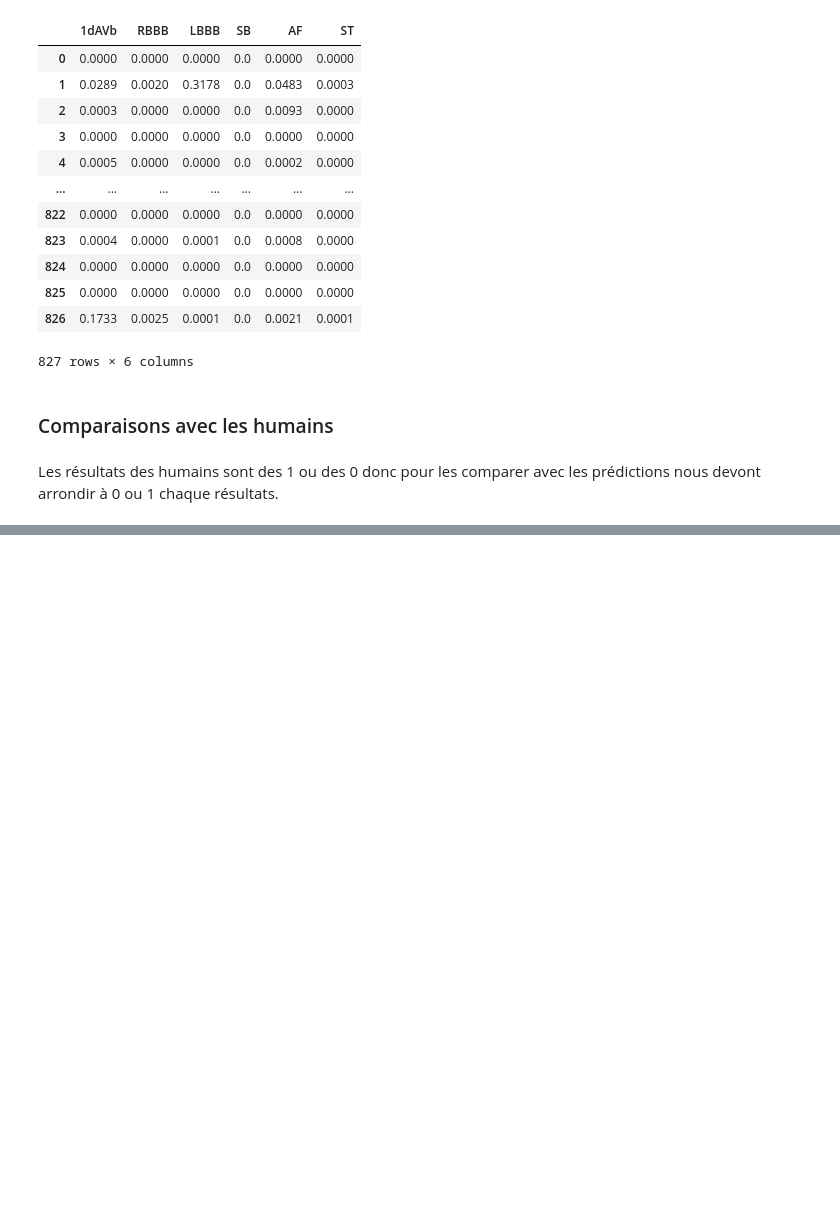
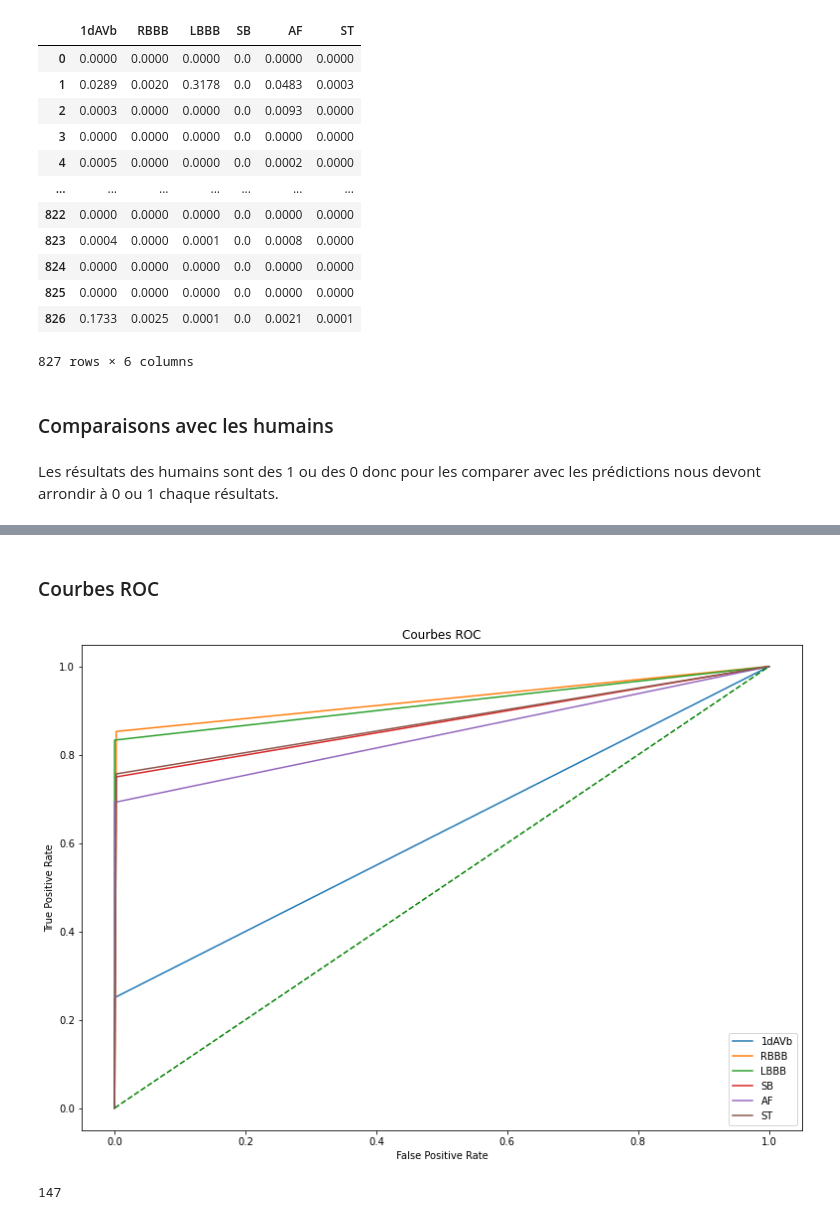
Before and after one commit to AntoninA00/ProjetML, a Jupyter notebook: projetML1.ipynb, the cells around one changed output, grey strips where cells are left out. Saved outputs shown, nothing was run; the diff lists cells and outputs as text; code cells hidden in the pictures; blank space fills up the shorter version.

```diff
--- a/projetML1.ipynb
+++ b/projetML1.ipynb
@@ -105,4 +111,6 @@ df_predictions_arrondies
 # %% [markdown]
 Les résultats des humains sont des 1 ou des 0 donc pour les comparer avec les prédictions nous devont arrondir à 0 ou 1 chaque résultats.
 # %%
-df_predictions_arrondies2=np.round(df_predictions,decimals=0)
+df_predictions_arrondies2=np.round(df_predictions_arrondies)
+
+df_predictions_arrondies2=df_predictions_arrondies2.astype(dtype=int)
@@ -136,0 +208,27 @@ Score de notre dnn :  0.7089883111648528
+# %% [markdown]
+### Courbes ROC
+# %%
+plt.figure(figsize=(13,9))
+
+fper1, tper1, thresholds = roc_curve(df_gold_s.iloc[:,0],df_predictions_arrondies2.iloc[:,0])
+fper2, tper2, thresholds = roc_curve(df_gold_s.iloc[:,1],df_predictions_arrondies2.iloc[:,1])
+fper3, tper3, thresholds = roc_curve(df_gold_s.iloc[:,2],df_predictions_arrondies2.iloc[:,2])
+fper4, tper4, thresholds = roc_curve(df_gold_s.iloc[:,3],df_predictions_arrondies2.iloc[:,3])
+fper5, tper5, thresholds = roc_curve(df_gold_s.iloc[:,4],df_predictions_arrondies2.iloc[:,4])
+fper6, tper6, thresholds = roc_curve(df_gold_s.iloc[:,5],df_predictions_arrondies2.iloc[:,5])
+
+plt.plot(fper1, tper1, label='1dAVb')
+plt.plot(fper2, tper2, label='RBBB')
+plt.plot(fper3, tper3, label='LBBB')
+plt.plot(fper4, tper4, label='SB')
+plt.plot(fper5, tper5, label='AF')
+plt.plot(fper6, tper6, label='ST')
+
+plt.plot([0, 1], [0, 1], color='green', linestyle='--')
+plt.xlabel('False Positive Rate')
+plt.ylabel('True Positive Rate')
+plt.title('Courbes ROC')
+plt.legend()
+plt.show()
+# %% [output]
+[figure, added]
@@ -136,0 +244,8 @@ Score de notre dnn :  0.7089883111648528
+# %%
+cpt=0
+for i in df_dnn_global:
+    if i ==1:
+        cpt+=1
+print(cpt)
+# %% [output]
+147
```
Also changed, not shown: parts of 18 cells of this notebook, 1 other file.
